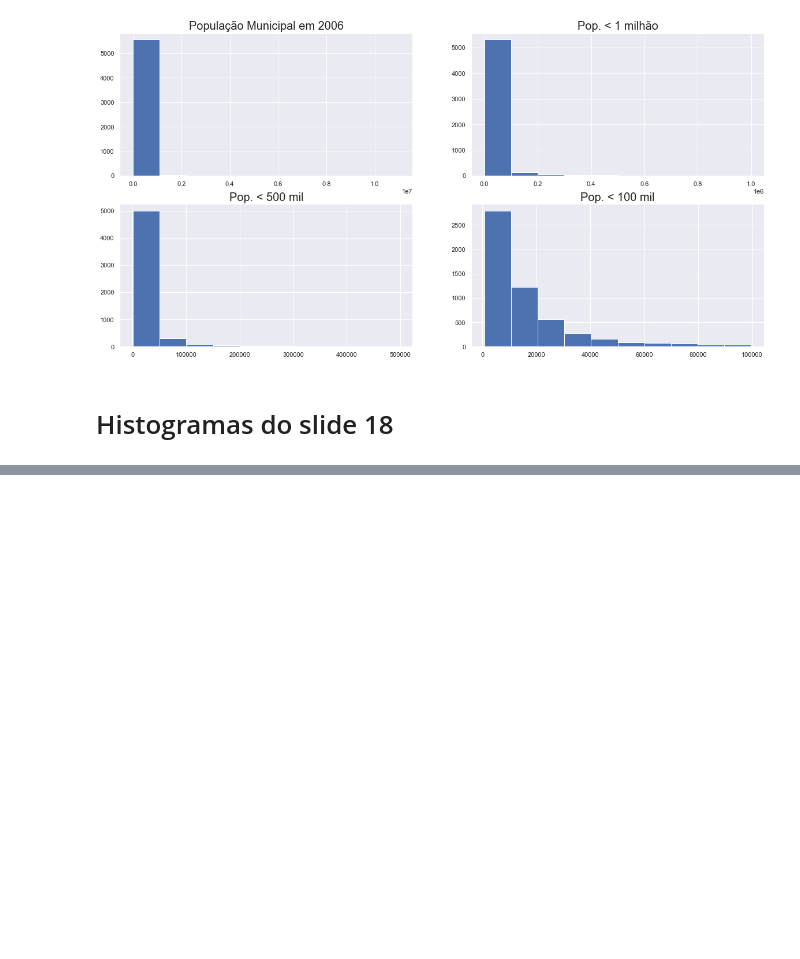
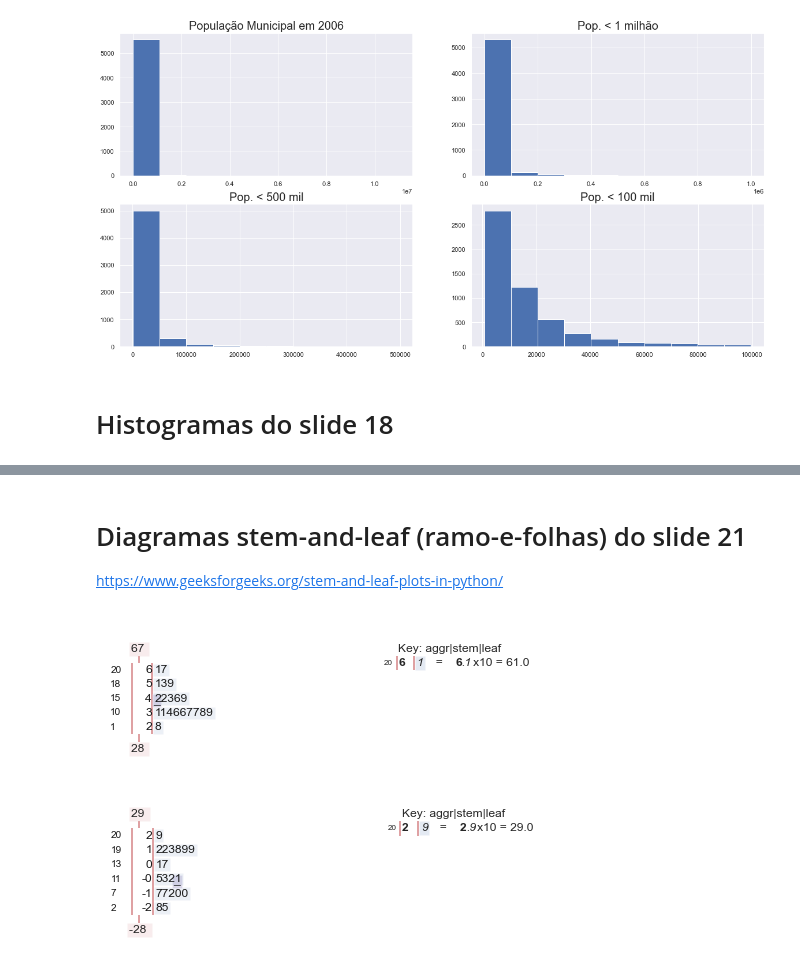
Before and after one commit to mendesrafael965/Estatistica, a Jupyter notebook: Lista 2.ipynb, the cells around one changed output, grey strips where cells are left out. Drawn from its saved outputs; the diff is of its cells as text; code cells hidden in the pictures; blank space fills up the shorter version.

```diff
--- a/Lista 2.ipynb
+++ b/Lista 2.ipynb
@@ -113,0 +118,3 @@ array([3.        , 3.29615453, 3.6215449 , 3.97905721, 4.37186248,
+# %%
+futebol_df = pd.read_csv("CampeonatoBrasileiro2014.csv")
+futebol_df.head()
@@ -113,0 +128,10 @@ array([3.        , 3.29615453, 3.6215449 , 3.97905721, 4.37186248,
+# %% [markdown]
+# Diagramas stem-and-leaf (ramo-e-folhas) do slide 21
+https://www.geeksforgeeks.org/stem-and-leaf-plots-in-python/
+# %%
+stemgraphic.stem_graphic(futebol_df["\tGols"], scale = 10)
+stemgraphic.stem_graphic(futebol_df["\tSaldoGols"], scale = 10)
+plt.show()
+# %% [output]
+[figure, added]
+[figure, added]
```
Also changed, not shown: parts of 10 cells of this notebook.
